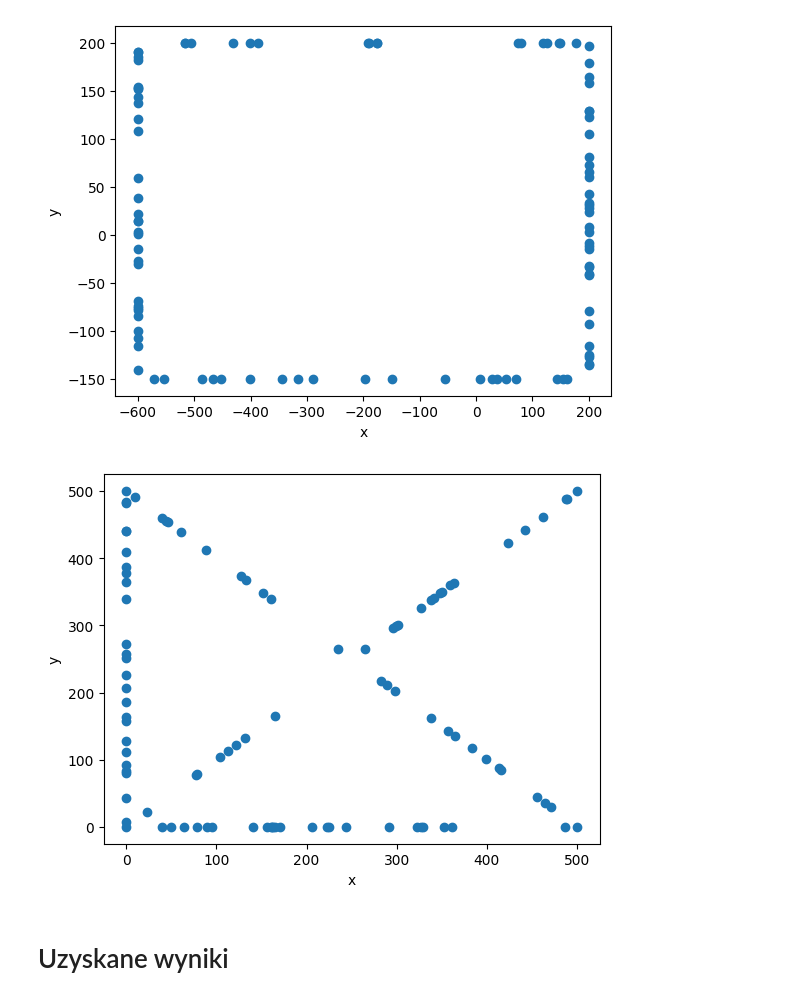
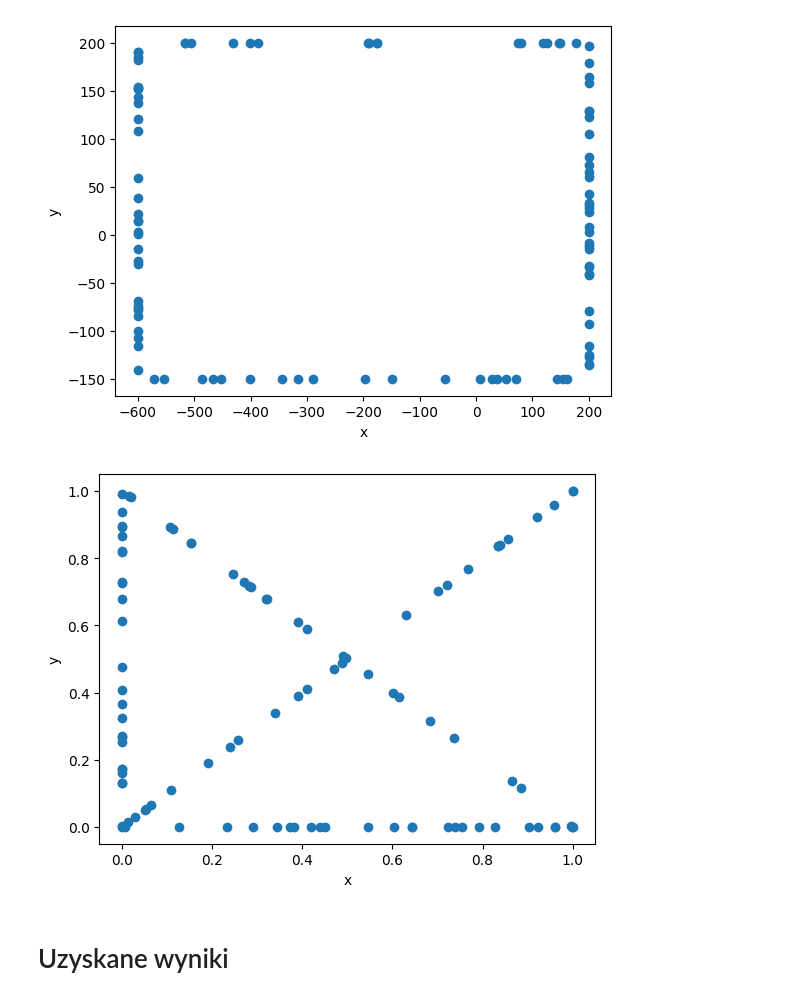
Before and after one commit to DEFALT314/geometric-algorithms-convex-hull, a Jupyter notebook: main.ipynb, the cells around one changed output. Drawn from its saved outputs; the diff is of its cells as text; code cells hidden in the pictures.

```diff
--- a/main.ipynb
+++ b/main.ipynb
@@ -1124,12 +1125,12 @@ v.show()
 [figure]
 # %%
 points_4 = generate_square_points(
-    (0, 0), (500, 0), (500, 500), (0, 500), (100-4)//4, (100-4)//4)
+    (0, 0), (1, 0), (1, 1), (1, 1), (100-4)//4, (100-4)//4)
 v.clear()
-v.add_point(points_d)
+v.add_point(points_4)
 v.show()
 # %% [output]
-[figure, old version]
+[figure, new version]
 # %% [markdown]
 # Uzyskane wyniki
 # %%
```
Also changed, not shown: parts of 20 cells of this notebook, 4 other files.
